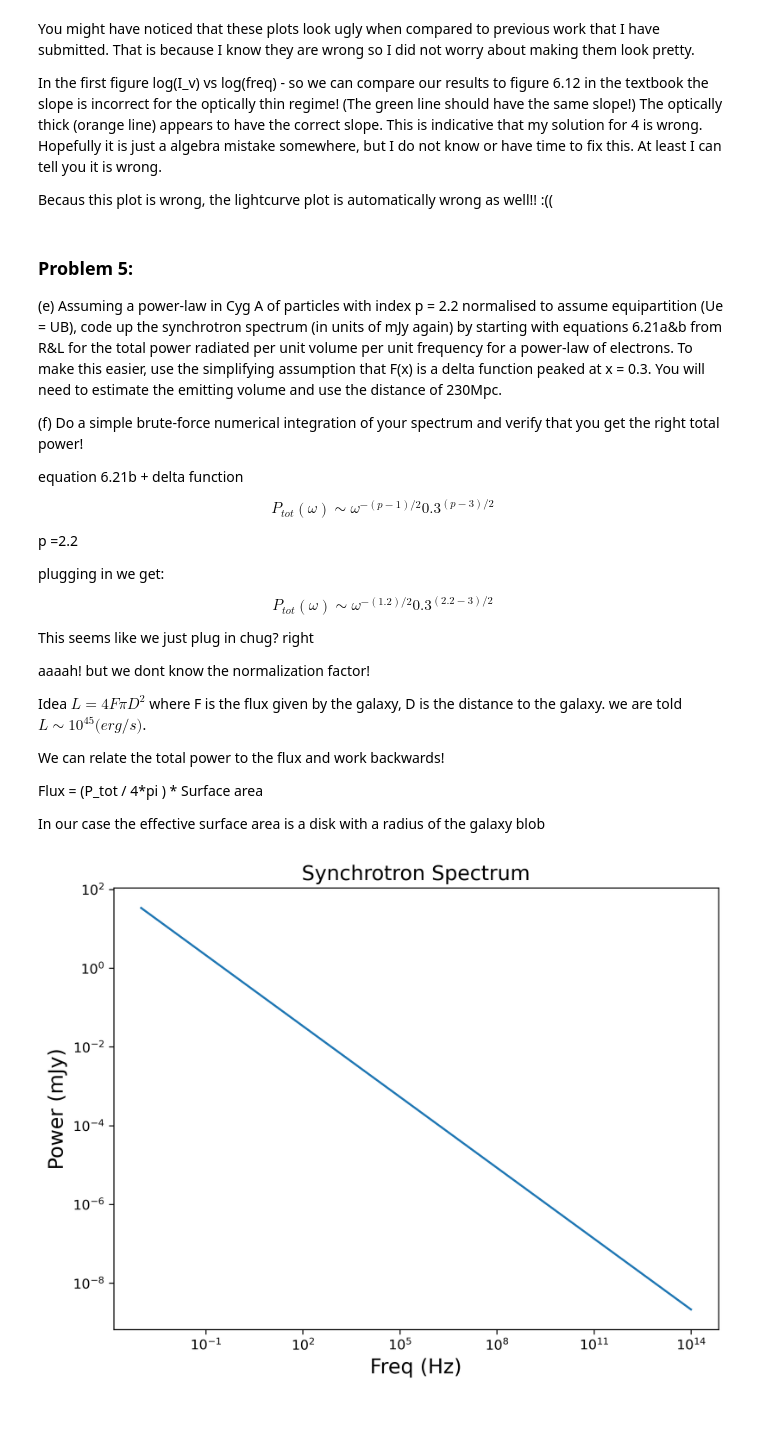
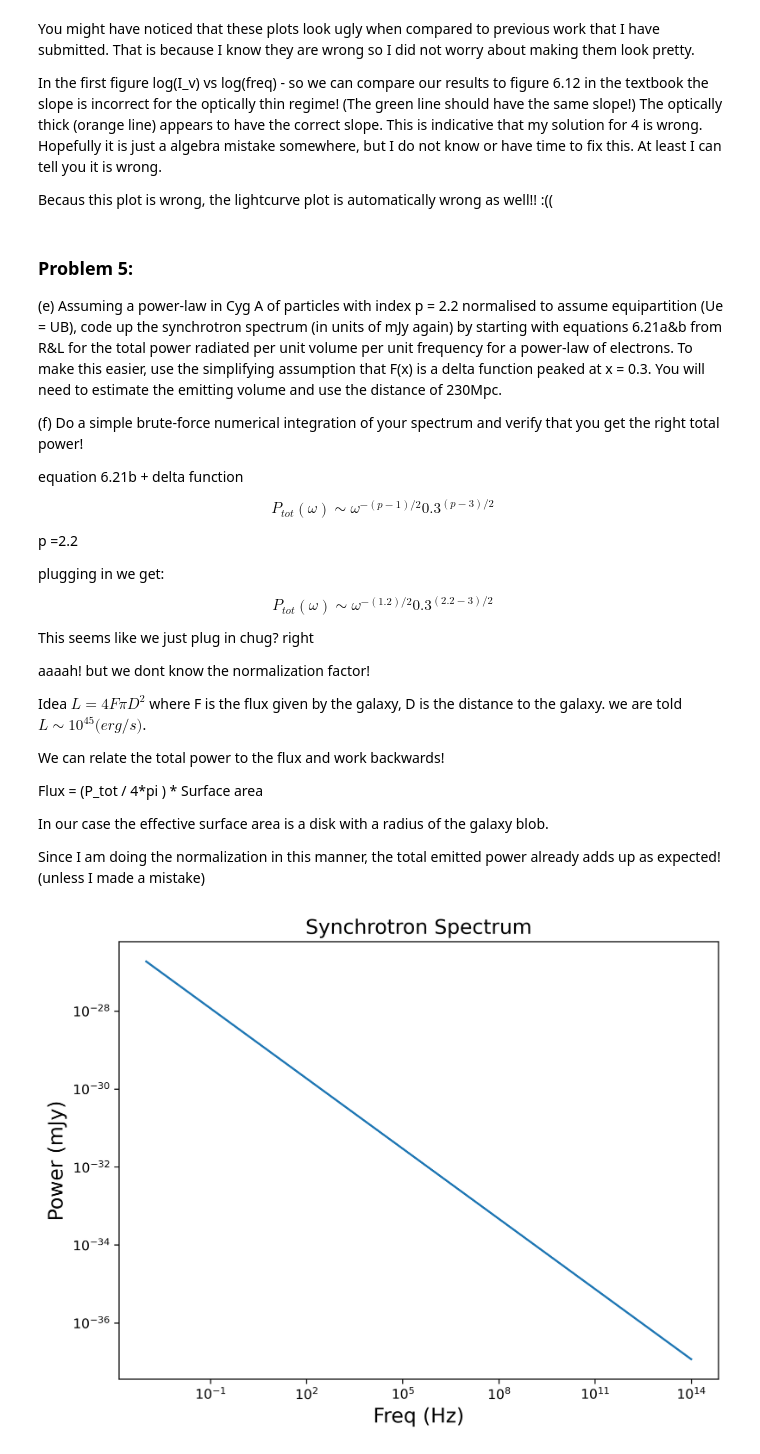
Before and after one commit to afinemax/extreme_astrophysics_2023, a Jupyter notebook: ps3/ps3.ipynb, the cells around one changed output. Cells and saved outputs as stored; diff of their text form; code cells hidden in the pictures; blank space fills up the shorter version.

```diff
--- a/ps3/ps3.ipynb
+++ b/ps3/ps3.ipynb
@@ -3,6 +3,7 @@
 import numpy as np
 import matplotlib.pyplot as plt
 from scipy.special import gamma #gamma function
+from scipy.integrate import simps
 
 
 # constants cgs units
@@ -20,6 +21,8 @@ m_p =  1.6726e-24 # g
 
 #####
 p = 2 # given in problem
+
+erg_to_mjy = 1e26 # conversion factor from ergs /s to mJy
 # %% [markdown]
 ### Problem 4 Coding section:
 
@@ -271,10 +273,13 @@ We can relate the total power to the flux and work backwards!
 
 Flux = (P_tot / 4*pi ) * Surface area
 
-In our case the effective surface area is a disk with a radius of the galaxy blob
+In our case the effective surface area is a disk with a radius of the galaxy blob.
+
+Since I am doing the normalization in this manner, the total emitted power already adds up as expected! (unless I made a mistake)
 # %%
 D = 230 *3.086e+24 #cm
-Surface_area = # a cirlle with 10 R_g, based on the mass of
+m_cygA = 100000* 1e9 * solar_mass # grams
+Surface_area = (G*m_cygA/ c**2)**2 * np.pi  # cm # a circle with 1 R_g, based on the mass of of Cyg A (entire galaxy is used here)
 # %%
 def power_f(f,):
     #assuming delta function peaked at 0.3 equation 6.21b
@@ -289,17 +294,25 @@ def power_f(f,):
 # %%
 freq = np.logspace(-3, 14, 1000)
 power = power_f(freq) # cgs units
 
 # 1e45 total intergral of erg s-1
 
+# normalize
+integral_simpson = simps(power, freq)
+
+flux = (integral_simpson / 4 *np.pi)* Surface_area
+L_calc = 4*flux*np.pi *D**2
+normalization_factor = 1e45/L_calc
+
+
 plt.figure(figsize=(8,6), dpi=300)
-plt.plot(freq, power)
+plt.plot(freq, power * normalization_factor *erg_to_mjy )#* 1e23)
 plt.xlabel("Freq (Hz)", size=15)
 plt.ylabel('Power (mJy)', size=15)
 plt.title('Synchrotron Spectrum', size=15)
 plt.yscale('log')
 plt.xscale('log')
 # %% [output]
-[figure, old version]
+[figure, new version]
 # %%
 power
```
Also changed, not shown: parts of 2 cells of this notebook, 2 other files.
